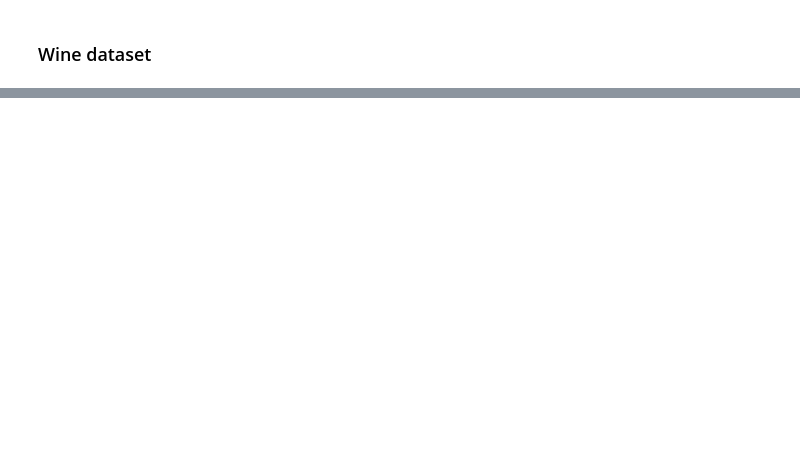
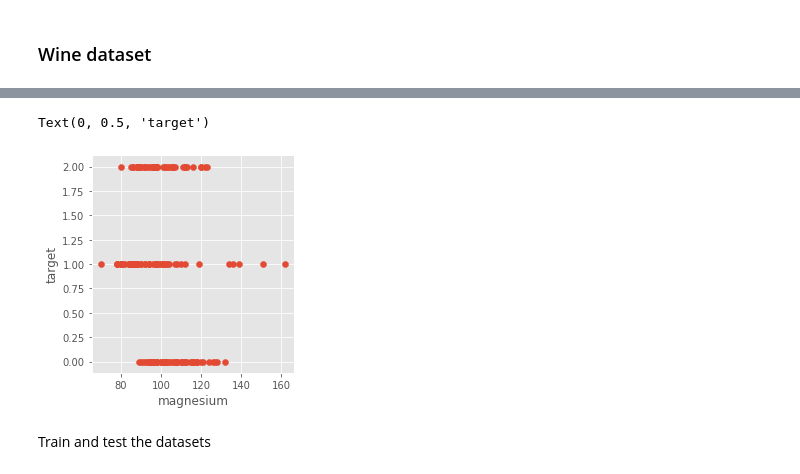
Before and after one commit to kiyokosaito/MLS-project, a Jupyter notebook: Scikit-Learn.ipynb, the cells around one changed output, grey strips where cells are left out. Saved outputs shown, nothing was run; the diff lists cells and outputs as text; code cells hidden in the pictures; blank space fills up the shorter version.

```diff
--- a/Scikit-Learn.ipynb
+++ b/Scikit-Learn.ipynb
@@ -108,0 +215,11 @@ train.groupby("target").mean()
+# %%
+plt.figure(figsize=(8,4))
+plt.subplot(1,2,1)
+plt.scatter(data1['magnesium'], data1['target'])
+plt.xlabel('magnesium')
+plt.ylabel('target')
+# %% [output]
+Text(0, 0.5, 'target')
+[figure, added]
+# %% [markdown]
+Train and test the datasets
```
Also changed, not shown: parts of 68 cells of this notebook.
